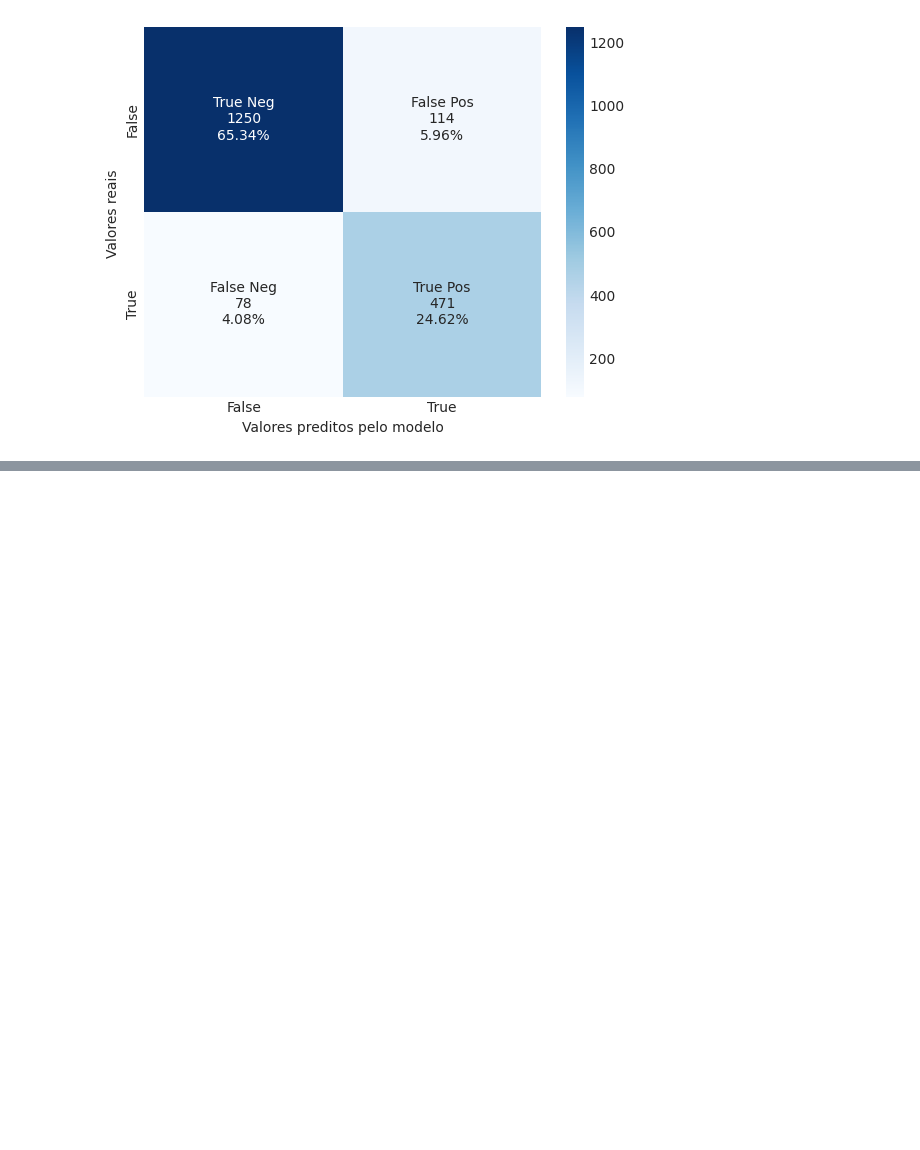
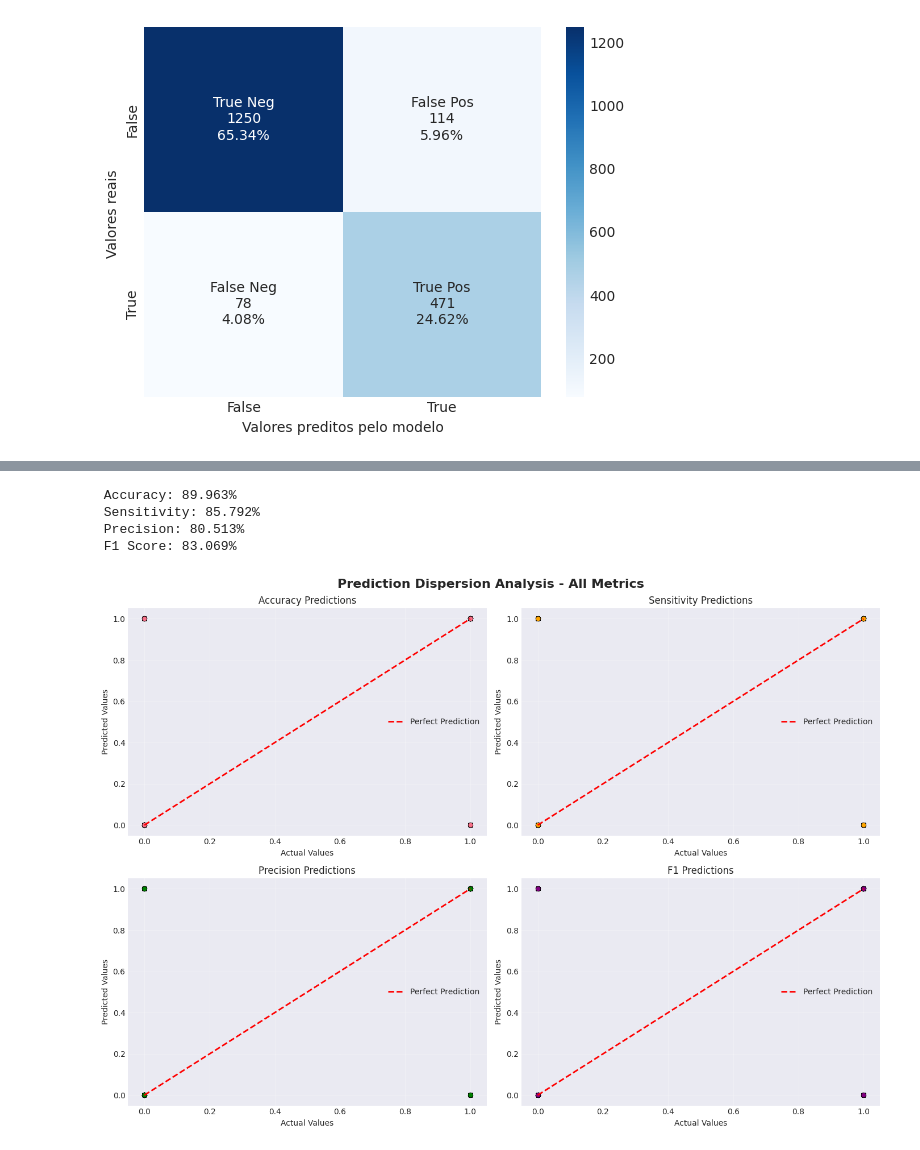
Before and after one commit to juserroca/Grandes-Con-Poder-Artificial, a Jupyter notebook: Models/Random_Forest.ipynb, the cells around one changed output, grey strips where cells are left out. Cells and saved outputs as stored; diff of their text form; code cells hidden in the pictures; blank space fills up the shorter version.

```diff
--- a/Models/Random_Forest.ipynb
+++ b/Models/Random_Forest.ipynb
@@ -133,10 +142,9 @@ specificity: 0.9369 (0.0220)
 precision: 0.8314 (0.0475)
 f1: 0.7916 (0.0354)
 # %%
-def classification_report(y_true, y_pred, positive_label=1):
+def classification_report(y_test, y_pred, positive_label=1):
     tp = fn = fp = tn = 0
-
-    for i, j in zip(y_true, y_pred):
+    for i, j in zip(y_test, y_pred):
         if i == positive_label:
             if j == positive_label:
                 tp += 1
@@ -147,21 +155,21 @@ def classification_report(y_true, y_pred, positive_label=1):
                 fp += 1
             else:
                 tn += 1
+    return tp, fn, fp, tn
 
-    accuracy = (tp + tn) / (tp + fn + fp + tn)
-    precision = tp / (tp + fp) if (tp + fp) > 0 else 0
-    recall = tp / (tp + fn) if (tp + fn) > 0 else 0
-    specificity = tn / (tn + fp) if (tn + fp) > 0 else 0
-    f1 = 2 * (precision * recall) / (precision + recall) if (precision + recall) > 0 else 0
+def accuracy(tp, fn, fp, tn):
+    return (tp + tn) / (tp + fn + fp + tn)
 
-    return {
-        'accuracy': accuracy,
-        'precision': precision,
-        'recall': recall,
-        'specificity': specificity,
-        'f1_score': f1,
-        'tp': tp, 'fn': fn, 'fp': fp, 'tn': tn
-    }
+def sensitivity(tp, fn, fp, tn):
+    return tp / (tp + fn)
+
+def precision(tp, fn, fp, tn):
+    return tp / (tp + fp)
+
+def f1_score(tp, fn, fp, tn):
+    prec = precision(tp, fn, fp, tn)
+    rec = sensitivity(tp, fn, fp, tn)
+    return 2 * (prec * rec) / (prec + rec)
 # %%
 start_time = time.time()
 # %%
@@ -266,0 +320,10 @@ plt.show()
+# %%
+# Usage:
+predictions = Predictions(X_test)
+plot_dispersion(predictions, y_test)
+# %% [output]
+ Accuracy: 89.963%
+ Sensitivity: 85.792%
+ Precision: 80.513%
+ F1 Score: 83.069%
+[figure, added]
```
Also changed, not shown: parts of 8 cells of this notebook.
